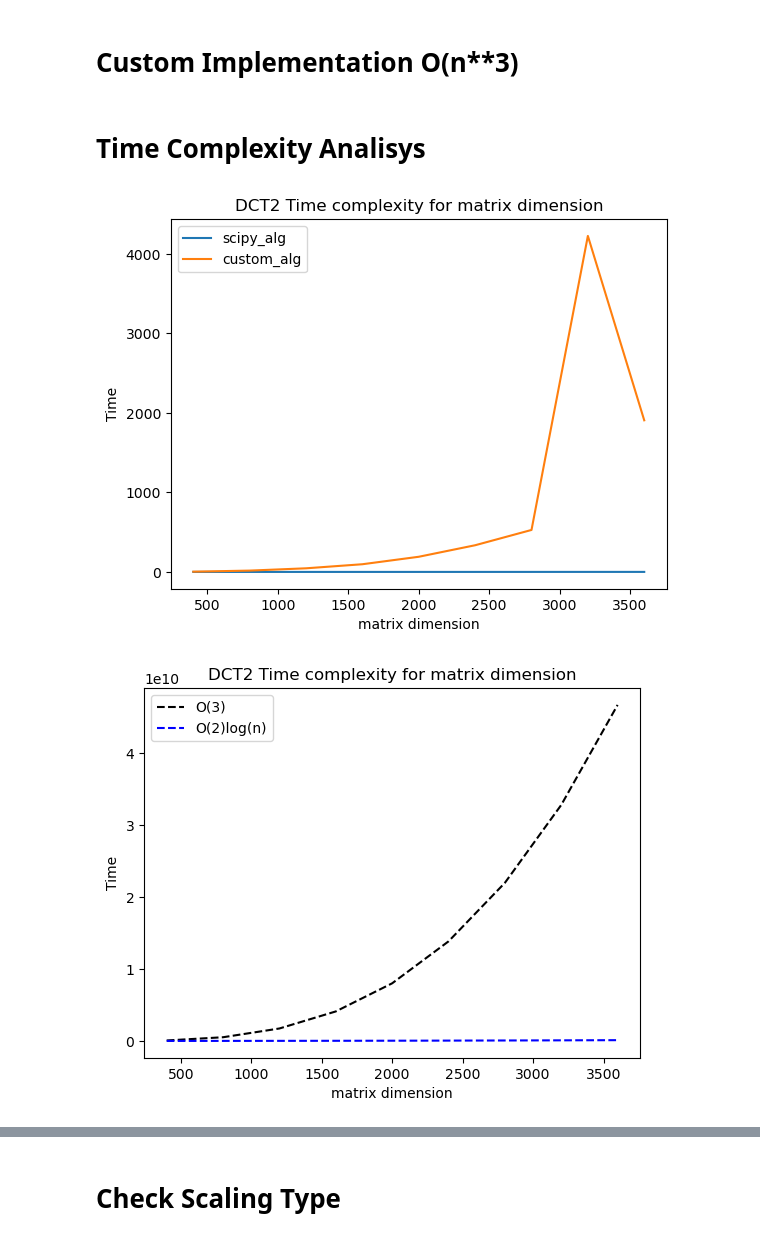
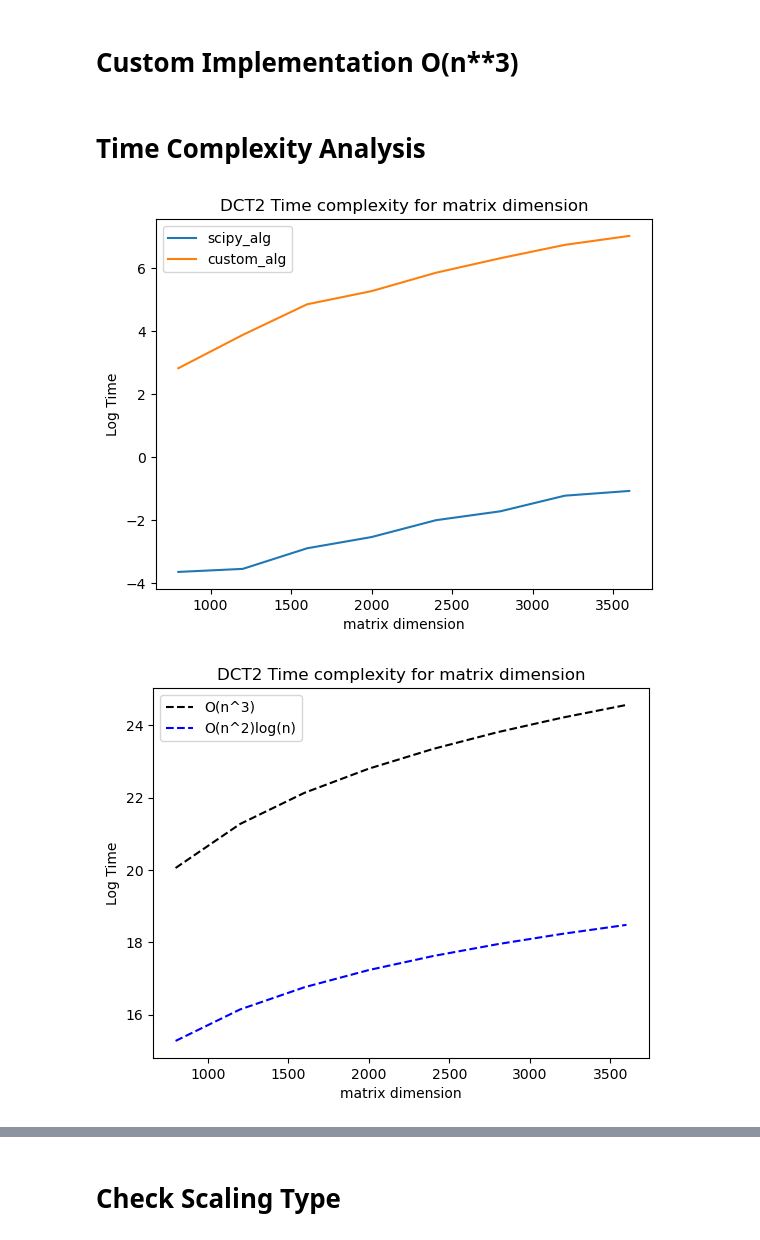
Before and after one commit to SamueleCrispino/discrete-cosine-transform-jpeg-compression, a Jupyter notebook: discrete_cosine_transform.ipynb, the cells around one changed output, grey strips where cells are left out. Saved outputs shown, nothing was run; the diff lists cells and outputs as text; code cells hidden in the pictures.

Commit message:
added further analysis

```diff
--- a/discrete_cosine_transform.ipynb
+++ b/discrete_cosine_transform.ipynb
@@ -138,7 +131,7 @@ def custom_dct2(matrix):
 
     return coeff_matrix
 # %% [markdown]
-# Time Complexity Analisys
+# Time Complexity Analysis
 # %%
 def run_algorithm(alg, matrix):
     start = time.time()
@@ -179,31 +185,55 @@ def iteration(min_dim, max_dim, step):
 # %%
-o3, o2_logN, x, scipy_alg, custom_alg = iteration(400, 4000, 400)
+o3_log, o2_logN_log, o3, scipy_alg_log, custom_alg_log, o2_logN, x, scipy_alg, custom_alg = iteration(800, 4000, 400)
 # %%
+
+plt.plot(x, scipy_alg_log, label = "scipy_alg")
+plt.plot(x, custom_alg_log, label = "custom_alg")
+
+
+plt.title("DCT2 Time complexity for matrix dimension")
+plt.xlabel("matrix dimension")
+plt.ylabel("Log Time")
+
+plt.legend()
+plt.show()
+
+
+plt.plot(x, o3_log, label = "O(n^3)", linestyle='--',  color='black')
+plt.plot(x, o2_logN_log, label = "O(n^2)log(n)", linestyle='--', color='blue')
+
+
+plt.title("DCT2 Time complexity for matrix dimension")
+plt.xlabel("matrix dimension")
+plt.ylabel("Log Time")
+
+plt.legend()
+plt.show()
+
 
 
 
 plt.plot(x, scipy_alg, label = "scipy_alg")
 plt.plot(x, custom_alg, label = "custom_alg")
 
 
 plt.title("DCT2 Time complexity for matrix dimension")
 plt.xlabel("matrix dimension")
 plt.ylabel("Time")
 
 plt.legend()
 plt.show()
 
 
-plt.plot(x, o3, label = "O(3)", linestyle='--',  color='black')
-plt.plot(x, o2_logN, label = "O(2)log(n)", linestyle='--', color='blue')
+plt.plot(x, o3, label = "O(n^3)", linestyle='--',  color='black')
+plt.plot(x, o2_logN, label = "O(n^2)log(n)", linestyle='--', color='blue')
 
 
 plt.title("DCT2 Time complexity for matrix dimension")
 plt.xlabel("matrix dimension")
 plt.ylabel("Time")
 
 plt.legend()
 plt.show()
 # %% [output]
-[figure, old version]
+[figure, new version]
-[figure, old version]
+[figure, new version]
```
Also changed, not shown: parts of 18 cells of this notebook.
